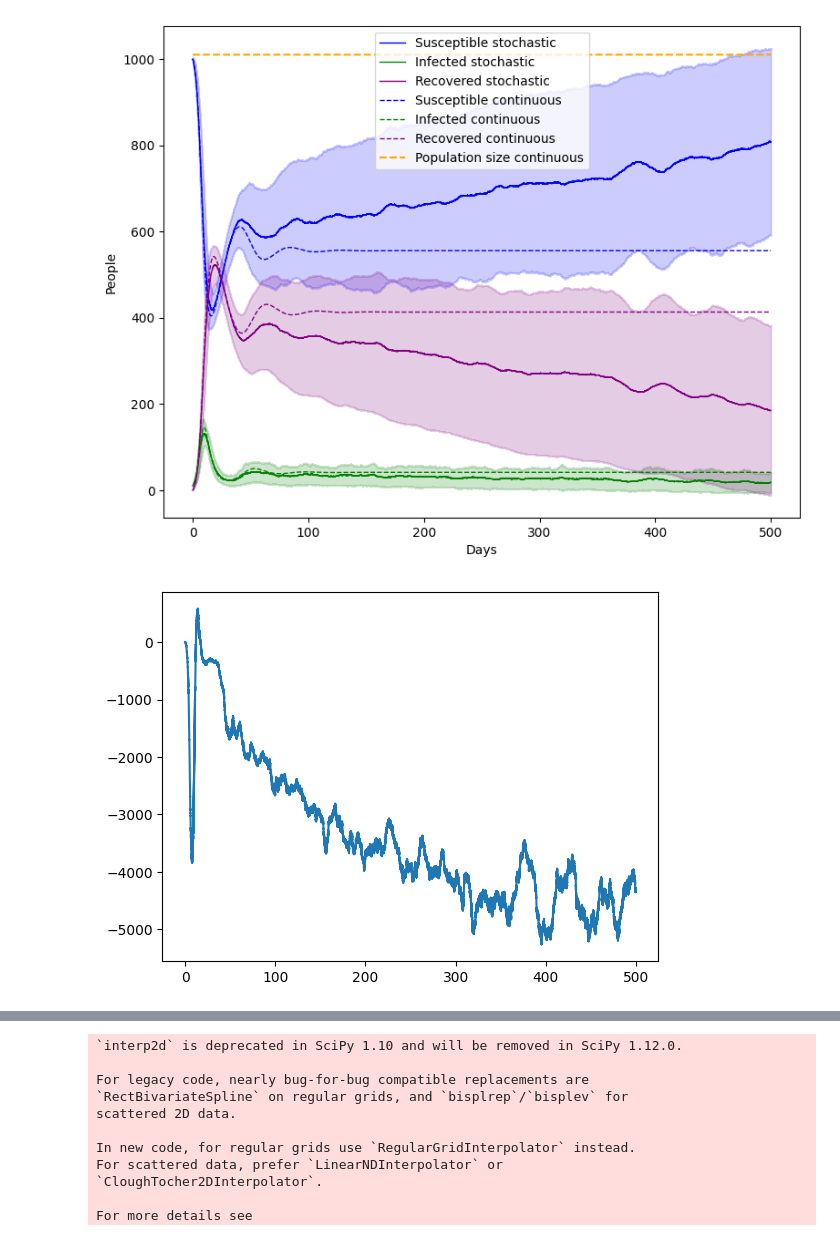
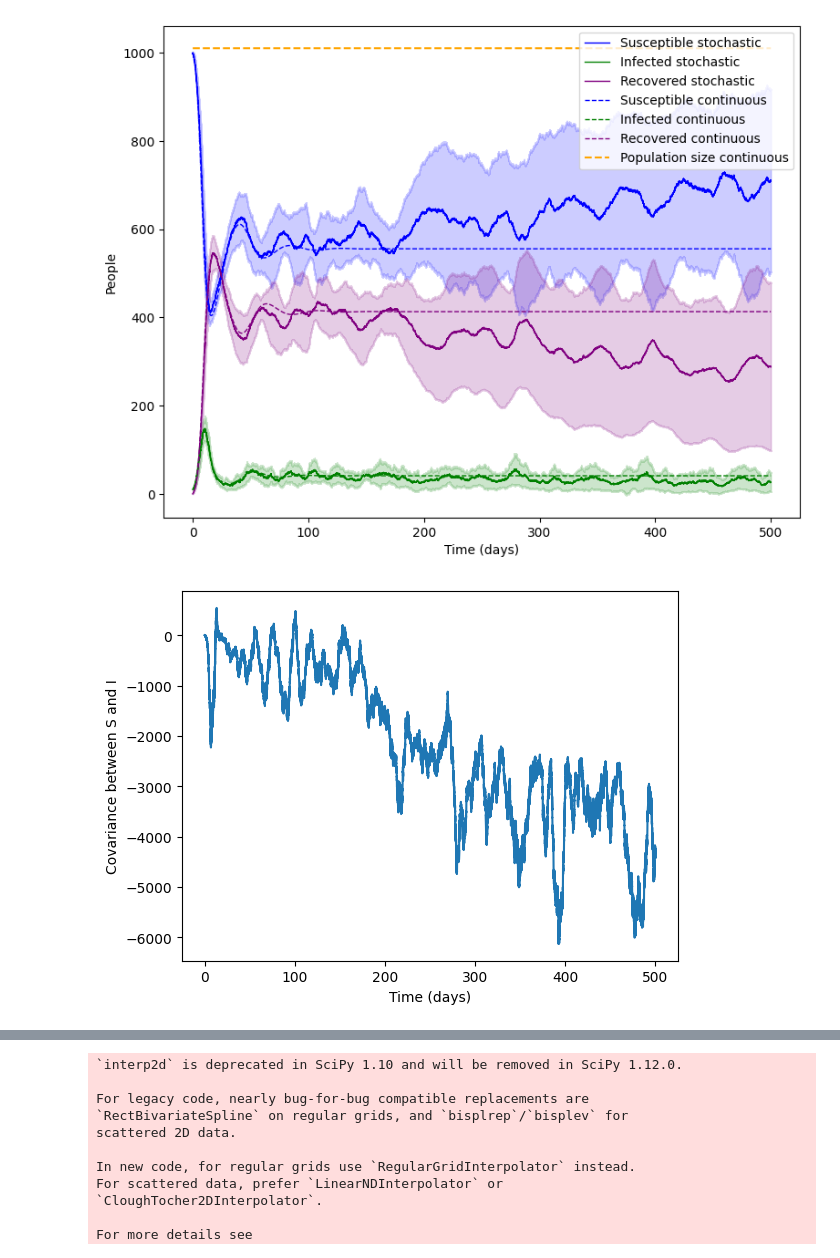
Before and after one commit to JTimmr/CS_Assignment_2, a Jupyter notebook: main.ipynb, the cells around one changed output, grey strips where cells are left out. Drawn from its saved outputs; the diff is of its cells as text; code cells hidden in the pictures.

```diff
--- a/main.ipynb
+++ b/main.ipynb
@@ -386,41 +386,43 @@ beta = 1
 gamma = 0.5
 mu = 0.05
 tmax = 500
-N_runs = 100
+N_runs = 10
 
 analysis = Analyze(N_runs, tmax, initial_SIR, beta, gamma, mu=mu)
 analysis.convert_regular_timesteps()
 average = analysis.get_average()
 std = analysis.get_std()
 covariance = analysis.get_covariance()
 t = analysis.t
 
 infection = StochasticSIR(initial_SIR, beta, gamma, tmax, mu=mu)
 infection.SIR = average
 infection.t = t
 
 fig, ax = plt.subplots(1, figsize=(9, 7))
 infection.plot(ax, std=std, N=False, label=True)
 
 dt = 0.1
 
 # Run continuous SIR simulation
 continuous_infection = ContinuousSIR(initial_SIR, tmax, dt, beta, gamma, mu=mu)
 continuous_infection.run()
 continuous_infection.plot(ax)
 
 # Compare outcomes of different approaches
 plt.legend()
-plt.xlabel('Days')
+plt.xlabel('Time (days)')
 plt.ylabel('People')
 plt.savefig("StochasticAvgVsDeterministic")
 plt.show()
 
 plt.plot(t, covariance)
+plt.xlabel('Time (days)')
+plt.ylabel('Covariance between S and I')
 plt.show()
 # %% [output]
-[figure, old version]
+[figure, new version]
-[figure, old version]
+[figure, new version]
 # %%
 # Initial values SIR model
 initial_SIR = [500, 1, 0]
```
Also changed, not shown: parts of 17 cells of this notebook, 1 other file.
